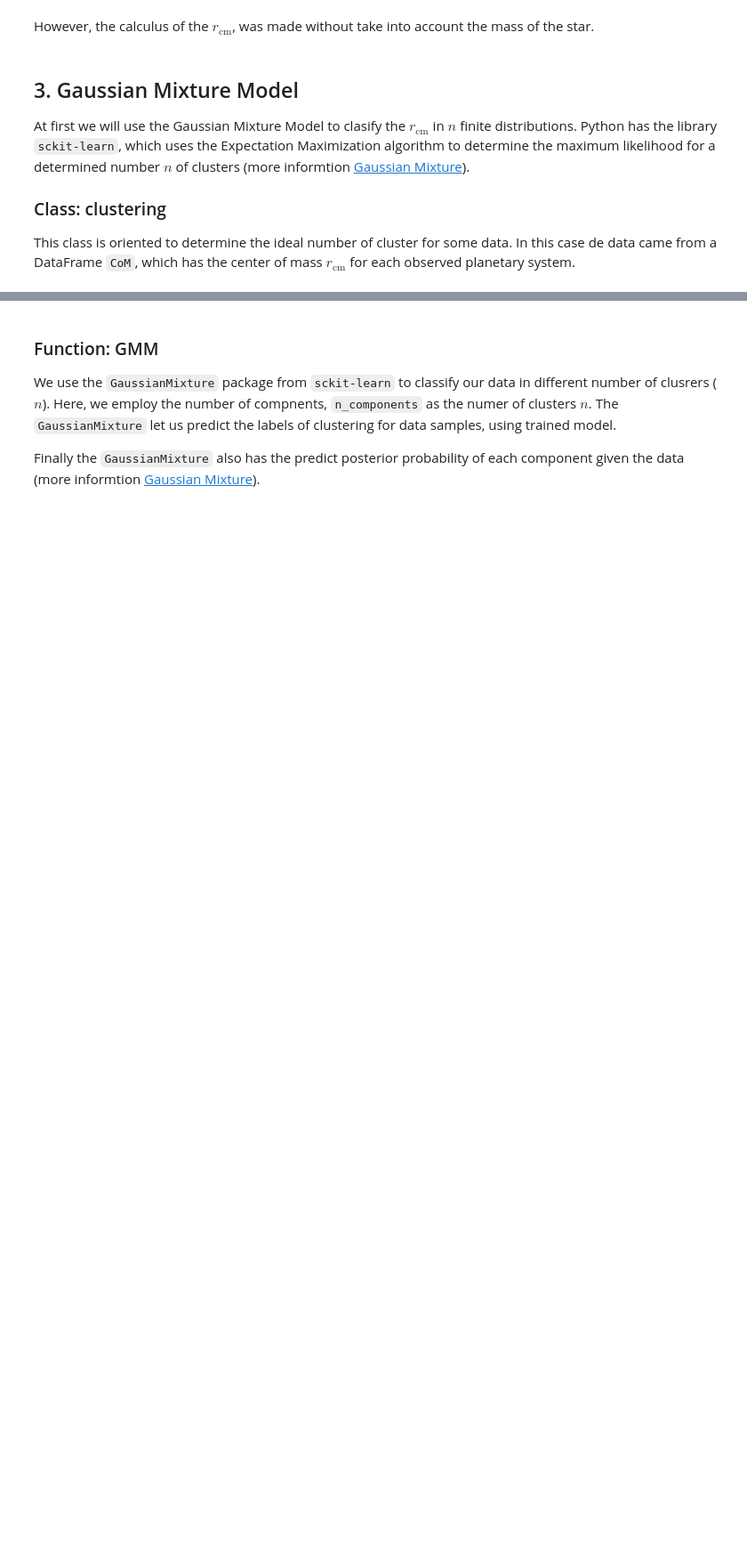
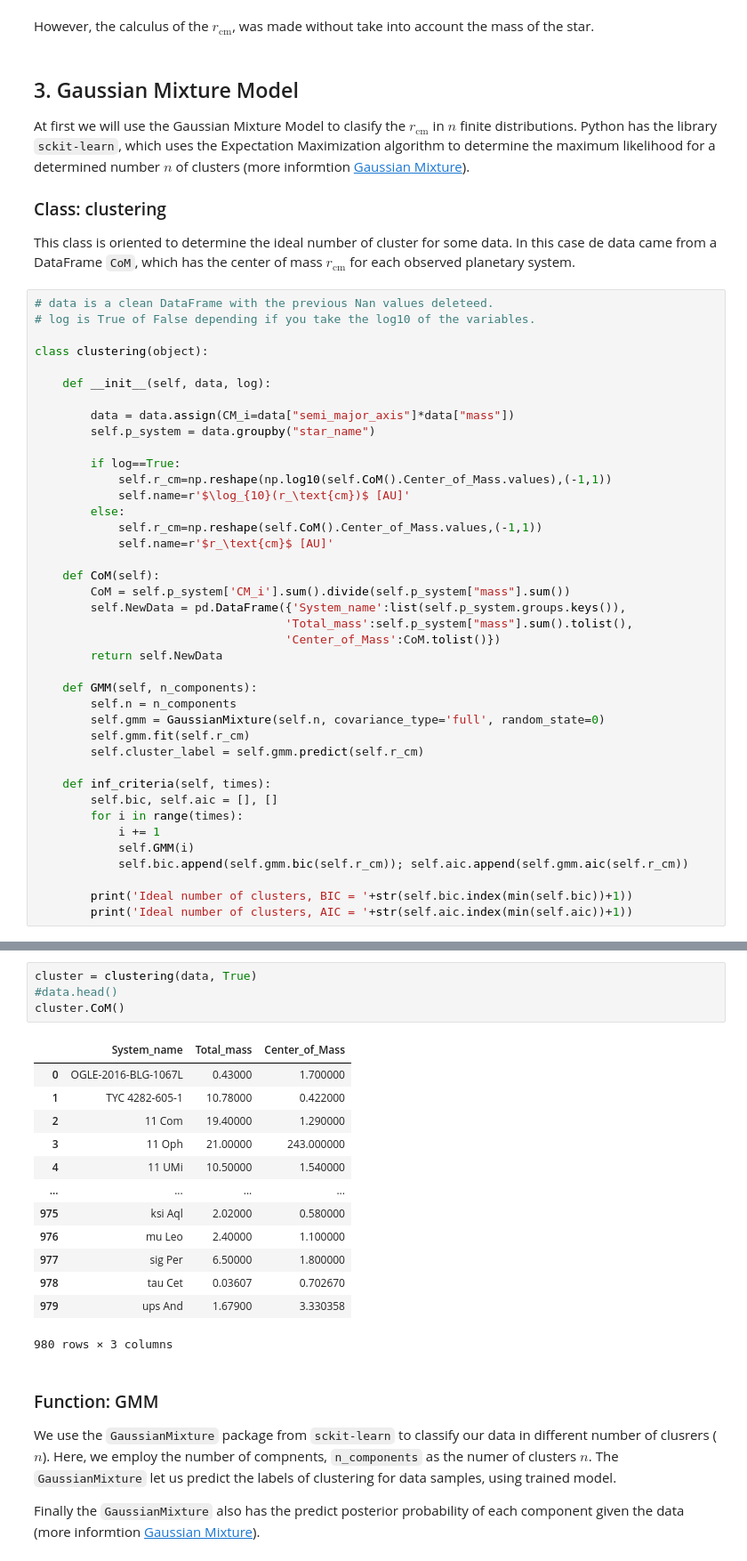
Before and after one commit to fjbautistas/Mixture_Gaussian_CM_of_Planets, a Jupyter notebook: Clasification.ipynb, the cells around one changed output, grey strips where cells are left out. Shown at 89% size. Cells and saved outputs as stored; diff of their text form; blank space fills up the shorter version.

```diff
--- a/Clasification.ipynb
+++ b/Clasification.ipynb
@@ -222,3 +227,43 @@ At first we will use the Gaussian Mixture Model to clasify the $r_\text{cm}$ in
 ### Class: clustering
 
 This class is oriented to determine the ideal number of cluster for some data. In this case de data came from a DataFrame `CoM`, which has the center of mass $r_\text{cm}$ for each observed planetary system.
+# %%
+# data is a clean DataFrame with the previous Nan values deleteed.
+# log is True of False depending if you take the log10 of the variables.
+
+class clustering(object):
+
+    def __init__(self, data, log):
+
+        data = data.assign(CM_i=data["semi_major_axis"]*data["mass"])
+        self.p_system = data.groupby("star_name")
+
+        if log==True:
+            self.r_cm=np.reshape(np.log10(self.CoM().Center_of_Mass.values),(-1,1))
+            self.name=r'$\log_{10}(r_\text{cm})$ [AU]'
+        else:
+            self.r_cm=np.reshape(self.CoM().Center_of_Mass.values,(-1,1))
+            self.name=r'$r_\text{cm}$ [AU]'
+
+    def CoM(self):
+        CoM = self.p_system['CM_i'].sum().divide(self.p_system["mass"].sum())
+        self.NewData = pd.DataFrame({'System_name':list(self.p_system.groups.keys()),
+                                    'Total_mass':self.p_system["mass"].sum().tolist(),
+                                    'Center_of_Mass':CoM.tolist()})
+        return self.NewData
+
+    def GMM(self, n_components):
+        self.n = n_components
+        self.gmm = GaussianMixture(self.n, covariance_type='full', random_state=0)
+        self.gmm.fit(self.r_cm)
+        self.cluster_label = self.gmm.predict(self.r_cm)
+
+    def inf_criteria(self, times):
+        self.bic, self.aic = [], []
+        for i in range(times):
+            i += 1
+            self.GMM(i)
+            self.bic.append(self.gmm.bic(self.r_cm)); self.aic.append(self.gmm.aic(self.r_cm))
+
+        print('Ideal number of clusters, BIC = '+str(self.bic.index(min(self.bic))+1))
+        print('Ideal number of clusters, AIC = '+str(self.aic.index(min(self.aic))+1))
@@ -225,3 +272,21 @@ This class is oriented to determine the ideal number of cluster for some data. I
+# %%
+cluster = clustering(data, True)
+#data.head()
+cluster.CoM()
+# %% [output]
+|  | System_name | Total_mass | Center_of_Mass |
+| 0 | OGLE-2016-BLG-1067L | 0.43000 | 1.700000 |
+| 1 | TYC 4282-605-1 | 10.78000 | 0.422000 |
+| 2 | 11 Com | 19.40000 | 1.290000 |
+| 3 | 11 Oph | 21.00000 | 243.000000 |
+| 4 | 11 UMi | 10.50000 | 1.540000 |
+| ... | ... | ... | ... |
+| 975 | ksi Aql | 2.02000 | 0.580000 |
+| 976 | mu Leo | 2.40000 | 1.100000 |
+| 977 | sig Per | 6.50000 | 1.800000 |
+| 978 | tau Cet | 0.03607 | 0.702670 |
+| 979 | ups And | 1.67900 | 3.330358 |
+980 rows × 3 columns
 # %% [markdown]
 ### Function: GMM
 We use the `GaussianMixture` package from `sckit-learn` to classify our data in different number of clusrers ($n$). Here, we employ the number of compnents, `n_components` as the numer of clusters $n$. The `GaussianMixture` let us predict the labels of clustering for data samples, using trained model.
```
Also changed, not shown: parts of 11 cells of this notebook.
